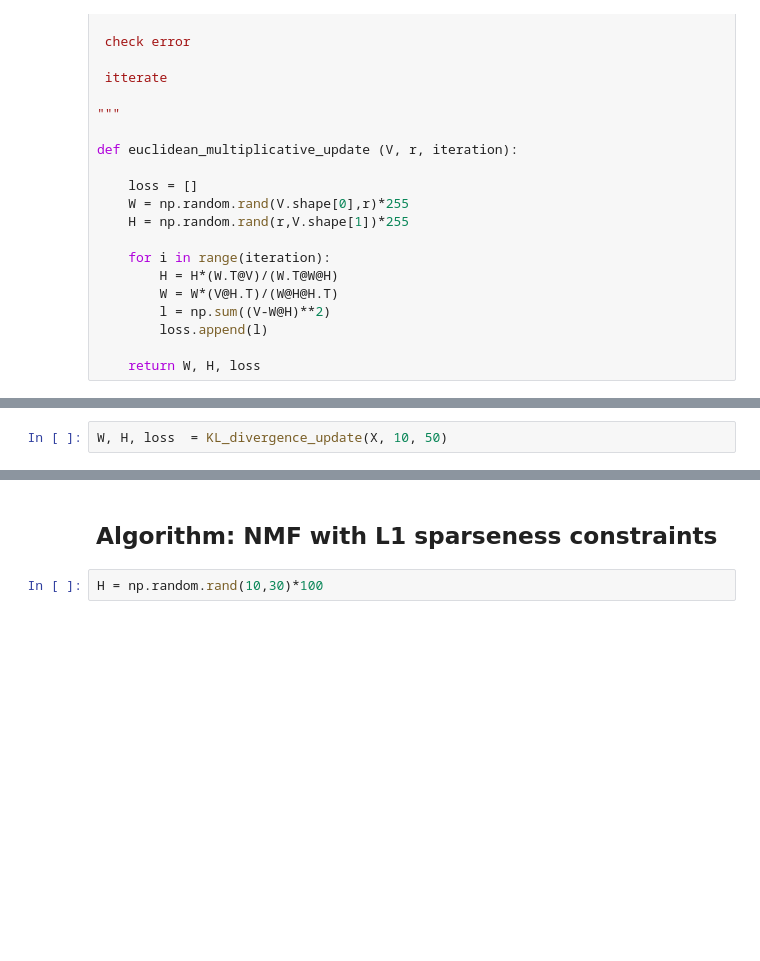
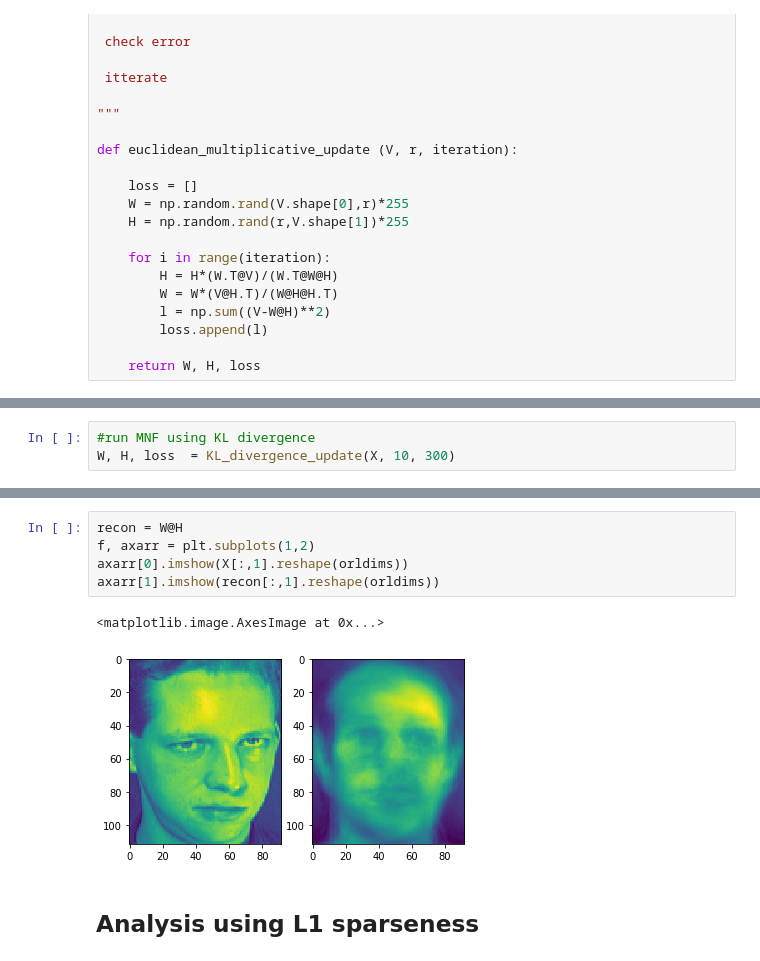
Before and after one commit to j-macdonald/advml2019, a Jupyter notebook: multiplicative_updates_algorithms.ipynb, the cells around one changed output, grey strips where cells are left out. Cells and saved outputs as stored; diff of their text form; blank space fills up the shorter version.

Commit message:
L1 sparseness refinment and notebook clean up

```diff
--- a/multiplicative_updates_algorithms.ipynb
+++ b/multiplicative_updates_algorithms.ipynb
@@ -122,4 +306,5 @@ def KL_divergence_update(V,r,iteration):
 # %%
-W, H, loss  = KL_divergence_update(X, 10, 50)
+#run MNF using KL divergence
+W, H, loss  = KL_divergence_update(X, 10, 300)
 # %%
 plt.plot(range(0,len(loss)),loss)
@@ -126,4 +314,10 @@ plt.plot(range(0,len(loss)),loss)
+# %%
+recon = W@H
+f, axarr = plt.subplots(1,2)
+axarr[0].imshow(X[:,1].reshape(orldims))
+axarr[1].imshow(recon[:,1].reshape(orldims))
+# %% [output]
+<matplotlib.image.AxesImage at 0x...>
+[figure, added]
 # %% [markdown]
-## Algorithm: NMF with L1 sparseness constraints
+## Analysis using L1 sparseness
-# %%
-H = np.random.rand(10,30)*100
```
Also changed, not shown: parts of 19 cells of this notebook.
